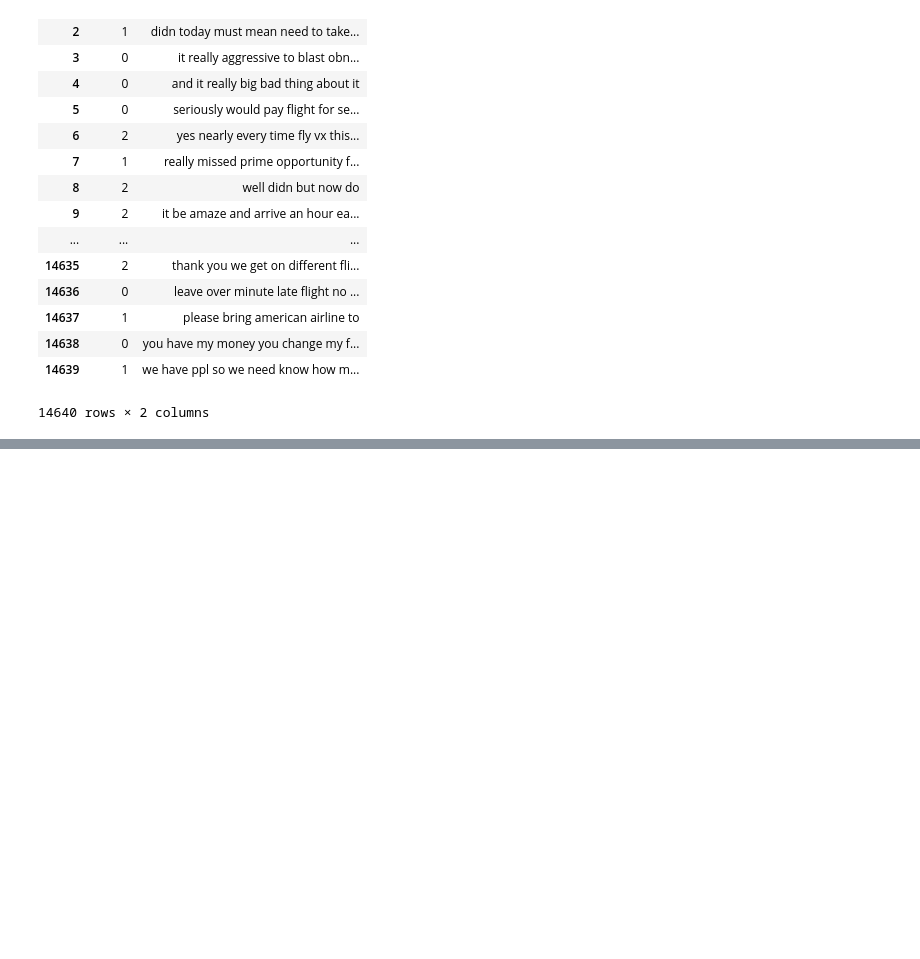
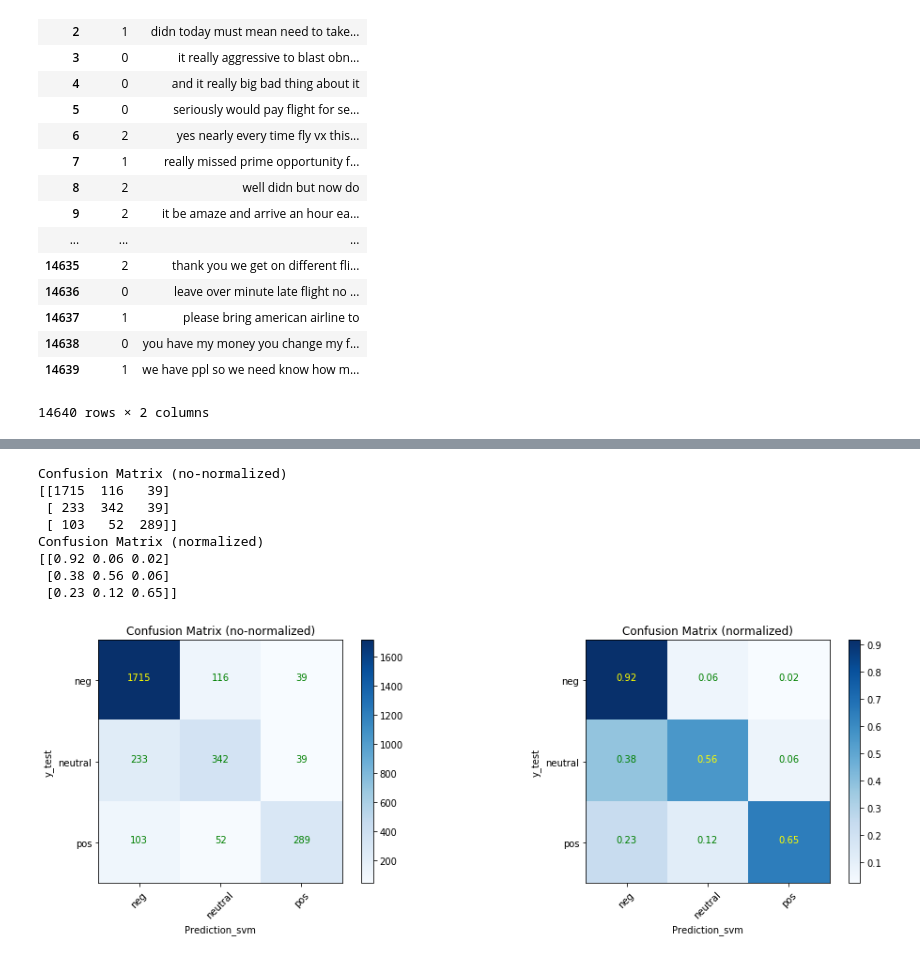
Before and after one commit to becomingdatasc/TFM, a Jupyter notebook: TfM_Sentiment_Analysis_V2.ipynb, the cells around one changed output, grey strips where cells are left out. Cells and saved outputs as stored; diff of their text form; code cells hidden in the pictures; blank space fills up the shorter version.

```diff
--- a/TfM_Sentiment_Analysis_V2.ipynb
+++ b/TfM_Sentiment_Analysis_V2.ipynb
@@ -344,7 +351,7 @@ train_vectors = vectorizer.fit_transform(X_train)
 test_vectors = vectorizer.transform(X_test)
 # %%
 #Logistic Regression
-classifier_lr = LogisticRegression()
+classifier_lr = LogisticRegression(random_state=0, solver='lbfgs',multi_class='multinomial')
 classifier_lr.fit(train_vectors, y_train)
 prediction_lr = classifier_lr.predict(test_vectors)
 # %%
@@ -367,6 +374,6 @@ avg / total       0.79      0.80      0.78      2928
 # %%
 #SVM
-classifier_svm = svm.SVC(kernel='linear')
+classifier_svm = svm.SVC(kernel='linear', gamma='auto', decision_function_shape='ovo')
 classifier_svm.fit(train_vectors, y_train)
 prediction_svm = classifier_svm.predict(test_vectors)
 # %%
@@ -415,0 +462,62 @@ print(accuracy_score(y_test, y_pred_dt))
+# %%
+import matplotlib.pyplot as plt
+import numpy as np
+import itertools
+def plot_confusion_matrix(cm, classes,
+                          normalize=False,
+                          title='Confusion Matrix',
+                          cmap=plt.cm.Blues):
+    if normalize:
+        cm = cm.astype('float') / cm.sum(axis=1)[:, np.newaxis]
+        print("Confusion Matrix (normalized)")
+    else:
+        print('Confusion Matrix (no-normalized)')
+
+    print(cm)
+
+    plt.imshow(cm, interpolation='nearest', cmap=cmap)
+    plt.title(title)
+    plt.colorbar()
+    tick_marks = np.arange(len(classes))
+    plt.xticks(tick_marks, classes, rotation=45)
+    plt.yticks(tick_marks, classes)
+
+    fmt = '.2f' if normalize else 'd'
+    thresh = cm.max() / 2.
+    for i, j in itertools.product(range(cm.shape[0]), range(cm.shape[1])):
+        plt.text(j, i, format(cm[i, j], fmt),
+                 horizontalalignment="center",
+                 color="yellow" if cm[i, j] > thresh else "green")
+
+    plt.ylabel('y_test')
+    plt.xlabel('Prediction_svm')
+    plt.tight_layout()
+
+
+# Compute confusion matrix
+cnf_matrix = confusion_matrix(y_test, prediction_svm)
+
+# Plot non-normalized confusion matrix
+plt.figure(figsize=(15, 10))
+plt.subplot(221)
+plot_confusion_matrix(cnf_matrix, classes=['neg', 'neutral', 'pos'],
+                      title='Confusion Matrix (no-normalized)')
+plt.subplot(222)
+plot_confusion_matrix(cnf_matrix, classes=['neg', 'neutral', 'pos'],
+                      normalize = True,
+                      title='Confusion Matrix (normalized)')
+
+plt.subplots_adjust(top=1, bottom=0.1, left=0.1, right=0.95, hspace=0.5,
+                    wspace=0.3)
+
+plt.show()
+# %% [output]
+Confusion Matrix (no-normalized)
+[[1715  116   39]
+ [ 233  342   39]
+ [ 103   52  289]]
+Confusion Matrix (normalized)
+[[0.92 0.06 0.02]
+ [0.38 0.56 0.06]
+ [0.23 0.12 0.65]]
+[figure, added]
```
Also changed, not shown: parts of 10 cells of this notebook.
